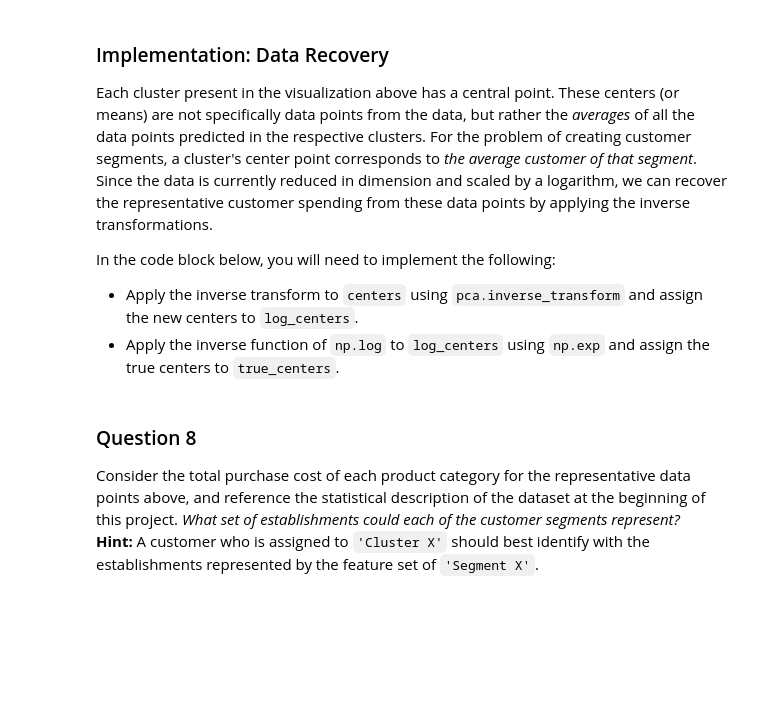
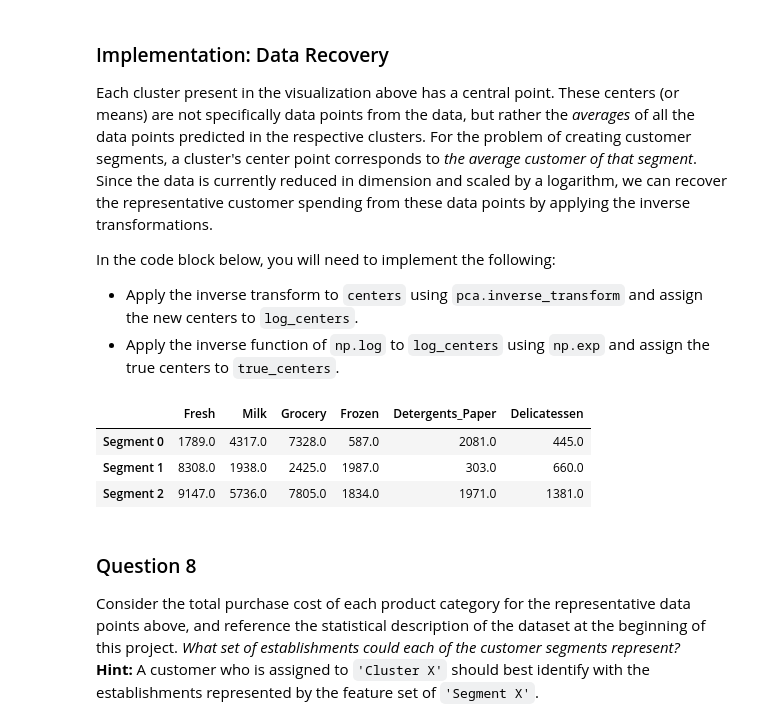
Before and after one commit to lucasdupin/machine-learning, a Jupyter notebook: projects/creating_customer_segments/customer_segments.ipynb, the cells around one changed output. Drawn from its saved outputs; the diff is of its cells as text; code cells hidden in the pictures; blank space fills up the shorter version.

```diff
--- a/projects/creating_customer_segments/customer_segments.ipynb
+++ b/projects/creating_customer_segments/customer_segments.ipynb
@@ -402,17 +415,23 @@ In the code block below, you will need to implement the following:
  - Import sklearn.metrics.silhouette_score and calculate the silhouette score of `reduced_data` against `preds`.
    - Assign the silhouette score to `score` and print the result.
 # %%
-# TODO: Apply your clustering algorithm of choice to the reduced data
-clusterer = None
+# Apply your clustering algorithm of choice to the reduced data
+from sklearn.mixture import GMM
+clusterer = GMM(n_components=3, random_state=0, n_iter=10)
+clusterer.fit(reduced_data)
 
-# TODO: Predict the cluster for each data point
-preds = None
+# Predict the cluster for each data point
+preds = clusterer.predict(reduced_data)
 
-# TODO: Find the cluster centers
-centers = None
+# Find the cluster centers
+centers = clusterer.means_
+print centers
 
-# TODO: Predict the cluster for each transformed sample data point
-sample_preds = None
+# Predict the cluster for each transformed sample data point
+sample_preds = clusterer.predict(pca_samples)
 
-# TODO: Calculate the mean silhouette coefficient for the number of clusters chosen
-score = None
+# Calculate the mean silhouette coefficient for the number of clusters chosen
+from sklearn.metrics import silhouette_score
+score = silhouette_score(reduced_data, preds)
+
+print "Score: %s" % score
@@ -435,17 +467,22 @@ In the code block below, you will need to implement the following:
  - Apply the inverse transform to `centers` using `pca.inverse_transform` and assign the new centers to `log_centers`.
  - Apply the inverse function of `np.log` to `log_centers` using `np.exp` and assign the true centers to `true_centers`.
 # %%
-# TODO: Inverse transform the centers
-log_centers = None
+# Inverse transform the centers
+log_centers = pca.inverse_transform(centers)
 
-# TODO: Exponentiate the centers
-true_centers = None
+# Exponentiate the centers
+true_centers = np.exp(log_centers)
 
 # Display the true centers
 segments = ['Segment {}'.format(i) for i in range(0,len(centers))]
 true_centers = pd.DataFrame(np.round(true_centers), columns = data.keys())
 true_centers.index = segments
 display(true_centers)
+# %% [output]
+|  | Fresh | Milk | Grocery | Frozen | Detergents_Paper | Delicatessen |
+| Segment 0 | 1789.0 | 4317.0 | 7328.0 | 587.0 | 2081.0 | 445.0 |
+| Segment 1 | 8308.0 | 1938.0 | 2425.0 | 1987.0 | 303.0 | 660.0 |
+| Segment 2 | 9147.0 | 5736.0 | 7805.0 | 1834.0 | 1971.0 | 1381.0 |
 # %% [markdown]
 ### Question 8
 Consider the total purchase cost of each product category for the representative data points above, and reference the statistical description of the dataset at the beginning of this project. *What set of establishments could each of the customer segments represent?*
```
Also changed, not shown: parts of 18 cells of this notebook, 1 other file.
